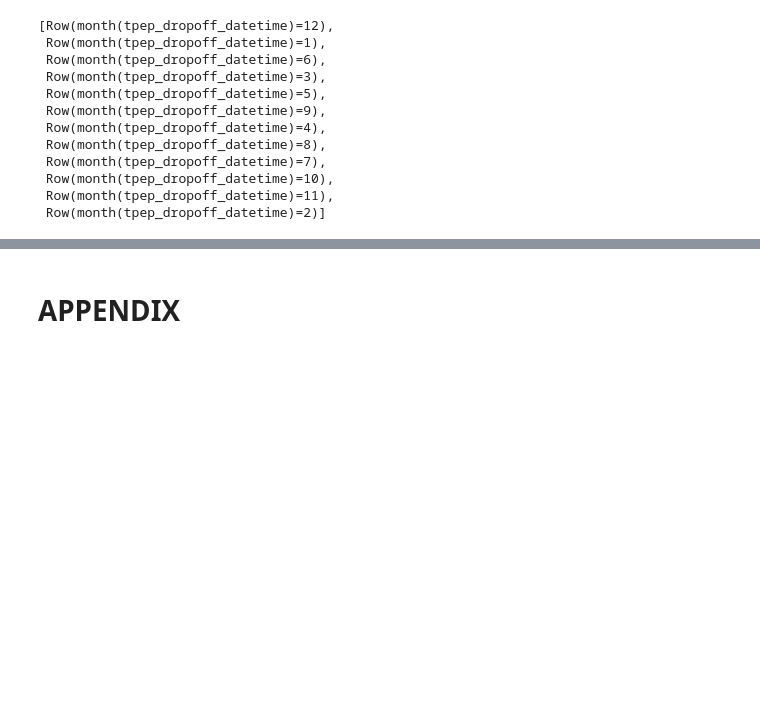
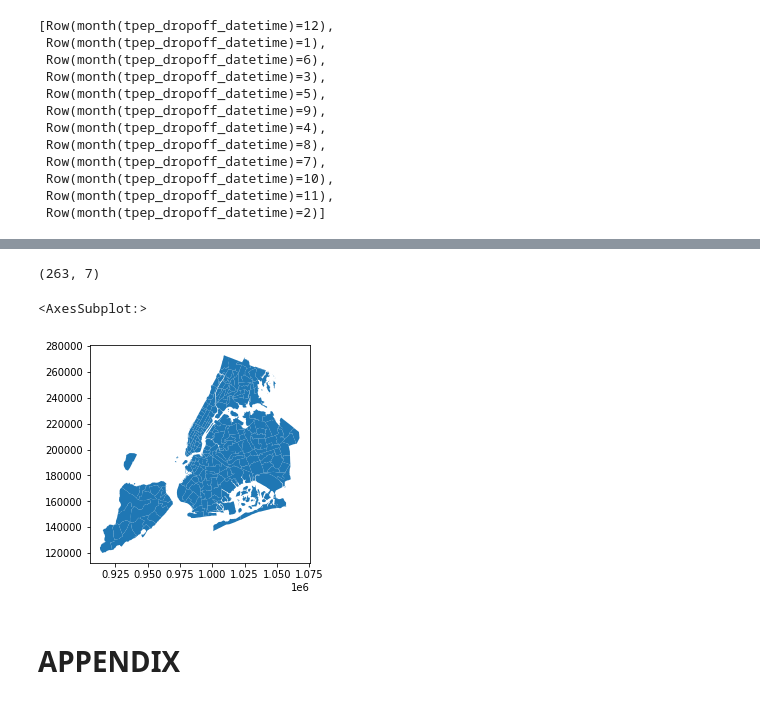
Before and after one commit to davidgolshi/nyc-taxi-spark-hadoop, a Jupyter notebook: NYC_Spark.ipynb, the cells around one changed output, grey strips where cells are left out. Cells and saved outputs as stored; diff of their text form; code cells hidden in the pictures; blank space fills up the shorter version.

```diff
--- a/NYC_Spark.ipynb
+++ b/NYC_Spark.ipynb
@@ -179,3 +157,10 @@ Py4JJavaError: An error occurred while calling o512.load.
+# %%
+# load location lookup table
+lookup_table = pd.read_csv('./data/taxi_location_lookup_table.csv')
+
+# load geographic data (shapefile)
+gfp = './data/geo_files/taxi_zones.shp'
+gdf = gpd.read_file(gfp)
 # %% [markdown]
 # Data Preparation
 # %% [markdown]
@@ -339,3 +323,10 @@ gdf.shape
+# %%
+print(gdf.shape)
+gdf.plot()
+# %% [output]
+(263, 7)
+<AxesSubplot:>
+[figure, added]
 # %% [markdown]
 # APPENDIX
 # %% [markdown]
```
Also changed, not shown: parts of 14 cells of this notebook.
